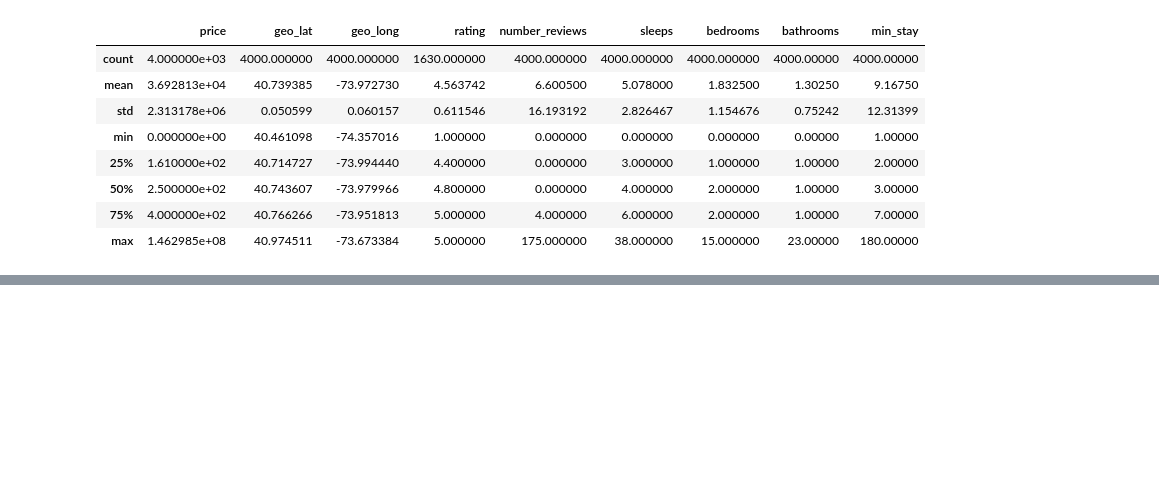
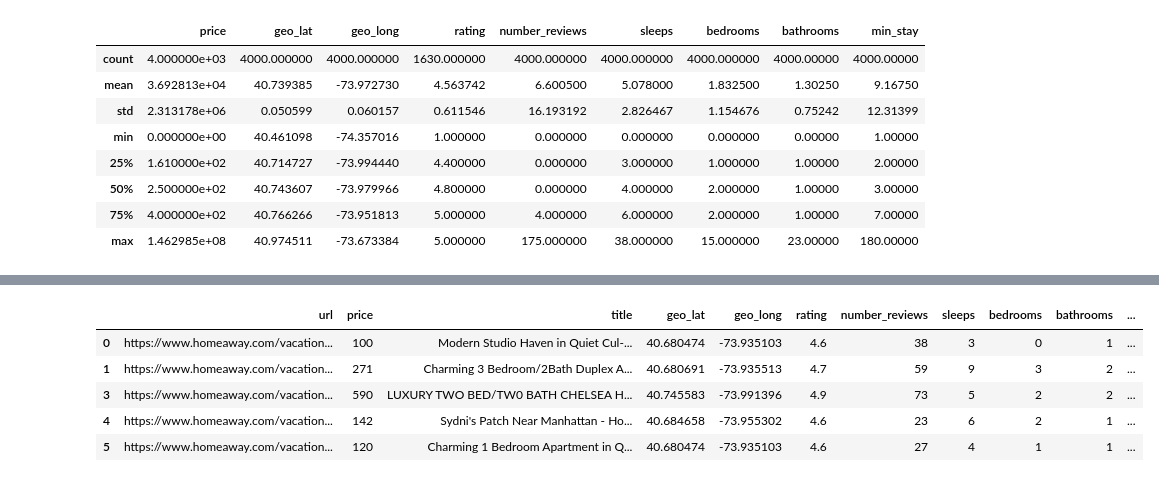
Before and after one commit to nanafwu/vacation-home-regression, a Jupyter notebook: HomeAway_Feature_Engineering.ipynb, the cells around one changed output, grey strips where cells are left out. Drawn from its saved outputs; the diff is of its cells as text; code cells hidden in the pictures; blank space fills up the shorter version.

```diff
--- a/HomeAway_Feature_Engineering.ipynb
+++ b/HomeAway_Feature_Engineering.ipynb
@@ -84 +194,34 @@ df = df[df.min_stay < 100]
+# %%
+# Merge Homeaway rental data with location data collected from Google Places API
+
+def url_to_TS_distance():
+    url_to_distance = {}
+    with open(data_file_TS_distances, 'r') as f:
+        for TS_line in csv.reader(f, delimiter='\t'):
+            url_to_distance[TS_line[1]] = TS_line[4]
+    return url_to_distance
+
+
+def add_geo_data(row, url_to_distance):
+    url = row.url
+    distance = url_to_distance[url]
+    row.distance_to_TS = int(distance)
+    return row
+
+
+def merge_data(df):
+    #df['subway_counts'] = None
+    df['distance_to_TS'] = None
+    df = df.apply(lambda row: add_geo_data(row, url_to_TS_distance()), axis=1)
+    return df
+
+df = merge_data(df)
+df.head()
+# %% [output]
+|  | url | price | title | geo_lat | geo_long | rating | number_reviews | sleeps | bedrooms | bathrooms | ... |
+| 0 | https://www.homeaway.com/vacation... | 100 | Modern Studio Haven in Quiet Cul-... | 40.680474 | -73.935103 | 4.6 | 38 | 3 | 0 | 1 | ... |
+| 1 | https://www.homeaway.com/vacation... | 271 | Charming 3 Bedroom/2Bath Duplex A... | 40.680691 | -73.935513 | 4.7 | 59 | 9 | 3 | 2 | ... |
+| 3 | https://www.homeaway.com/vacation... | 590 | LUXURY TWO BED/TW0 BATH CHELSEA H... | 40.745583 | -73.991396 | 4.9 | 73 | 5 | 2 | 2 | ... |
+| 4 | https://www.homeaway.com/vacation... | 142 | Sydni's Patch Near Manhattan - Ho... | 40.684658 | -73.955302 | 4.6 | 23 | 6 | 2 | 1 | ... |
+| 5 | https://www.homeaway.com/vacation... | 120 | Charming 1 Bedroom Apartment in Q... | 40.680474 | -73.935103 | 4.6 | 27 | 4 | 1 | 1 | ... |
 # %%
```
Also changed, not shown: parts of 11 cells of this notebook, 2 other files.
